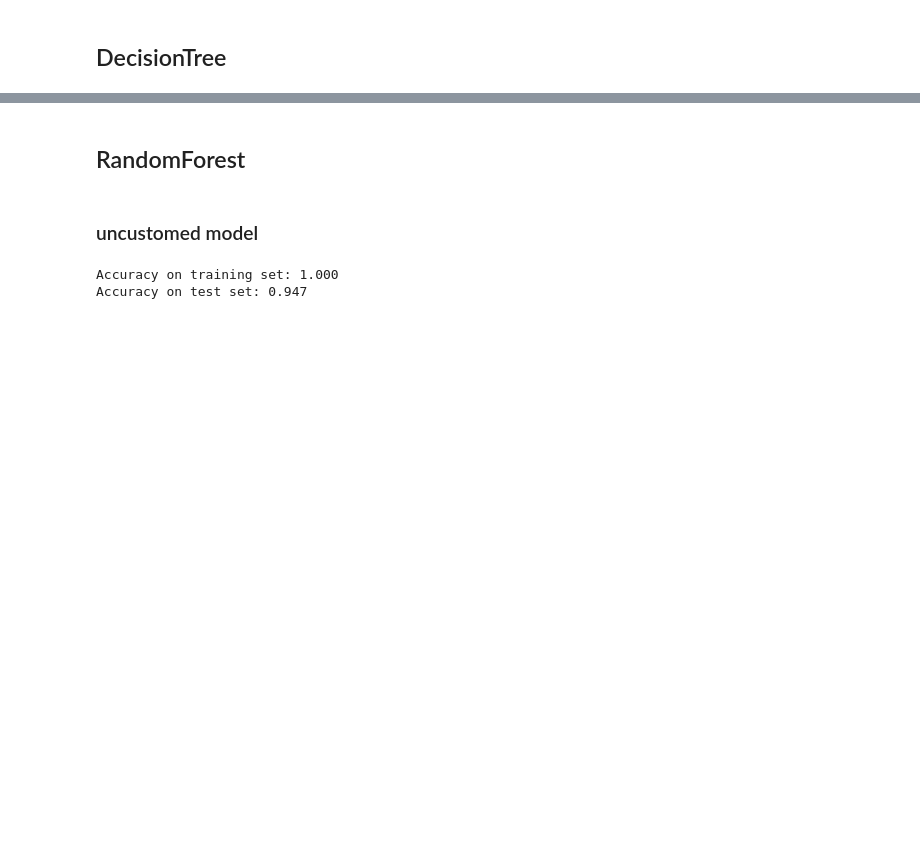
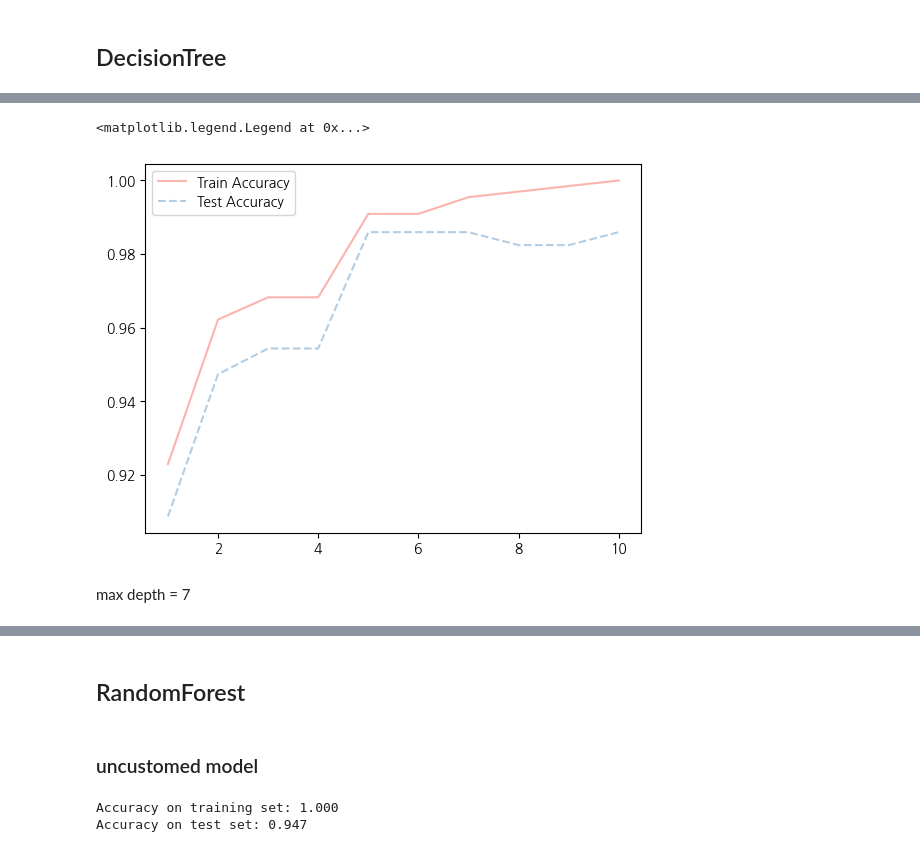
Before and after one commit to Seojiii/c4_car_project, a Jupyter notebook: 0312_scale_total_sg.ipynb, the cells around one changed output, grey strips where cells are left out. Drawn from its saved outputs; the diff is of its cells as text; code cells hidden in the pictures; blank space fills up the shorter version.

```diff
--- a/0312_scale_total_sg.ipynb
+++ b/0312_scale_total_sg.ipynb
@@ -924,0 +929,5 @@ display("Scaled 연속형+ 원래 범주형...회귀분석용(표준화 회귀
+# %%
+## train_test_split
+# 원래 연속형+ Dummied 범주형...DT/RF/GB 용:df_x_raw_dummy
+df_train_x_rd, df_test_x_rd, df_train_y, df_test_y = train_test_split(df_x_raw_dummy, df_raw_y
+                                    , test_size = 0.3, stratify = df_x_raw_dummy["steel_kind_T"], random_state=2024)
@@ -925,2 +1823,10 @@ display("Scaled 연속형+ 원래 범주형...회귀분석용(표준화 회귀
 # %% [markdown]
 ## DecisionTree
+# %%
+tree_uncust = DecisionTreeClassifier()
+tree_uncust.fit(df_train_x_rd, df_train_y)
+
+# train 데이터 정확도
+print("Accuracy on training set: {:.3f}".format(tree_uncust.score(df_train_x_rd, df_train_y)))
+# test 데이터 정확도
+print("Accuracy on test set: {:.3f}".format(tree_uncust.score(df_test_x_rd, df_test_y)))
@@ -926,0 +1838,17 @@ display("Scaled 연속형+ 원래 범주형...회귀분석용(표준화 회귀
+# %%
+# train 및 test 정확도 결과 저장용
+train_accuracy = []; test_accuracy = []
+# max_depth: 최대 깊이 변경.
+para_depth = [depth for depth in range(1, 11)]
+
+for v_max_depth in para_depth:
+    tree = DecisionTreeClassifier(max_depth = v_max_depth)
+    tree.fit(df_train_x_rd, df_train_y)
+    train_accuracy.append(tree.score(df_train_x_rd, df_train_y))
+    test_accuracy.append(tree.score(df_test_x_rd, df_test_y))
+
+# 데이터 테이블로 저장
+df_accuracy_depth = pd.DataFrame()
+df_accuracy_depth["Depth"] = para_depth
+df_accuracy_depth["TrainAccuracy"] = train_accuracy
+df_accuracy_depth["TestAccuracy"] = test_accuracy
@@ -926,0 +1869,9 @@ display("Scaled 연속형+ 원래 범주형...회귀분석용(표준화 회귀
+# %%
+plt.plot(para_depth, train_accuracy, linestyle = "-", label = "Train Accuracy")
+plt.plot(para_depth, test_accuracy, linestyle = "--", label = "Test Accuracy")
+plt.legend()
+# %% [output]
+<matplotlib.legend.Legend at 0x...>
+[figure, added]
+# %% [markdown]
+max depth = 7
```
Also changed, not shown: parts of 85 cells of this notebook.
